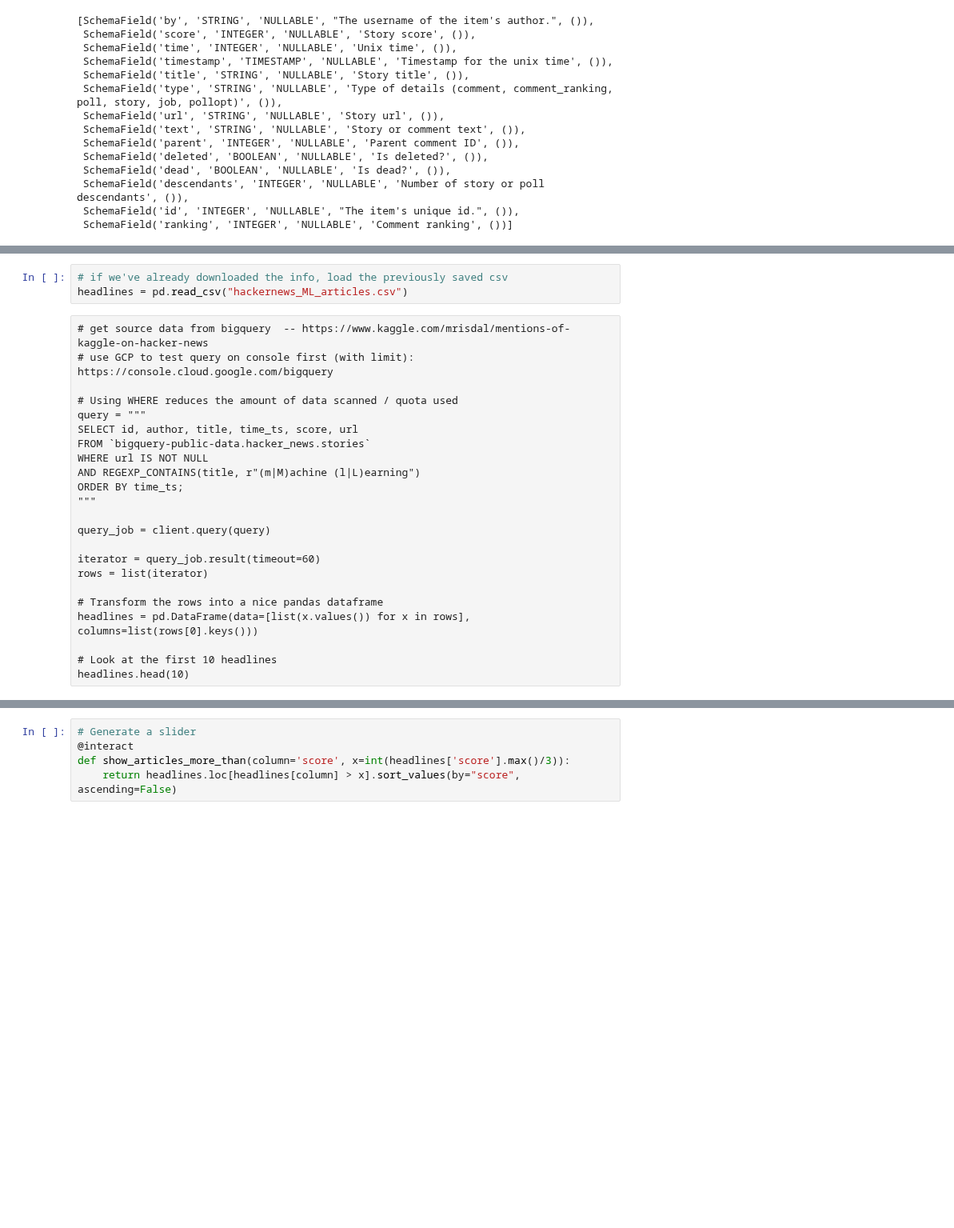
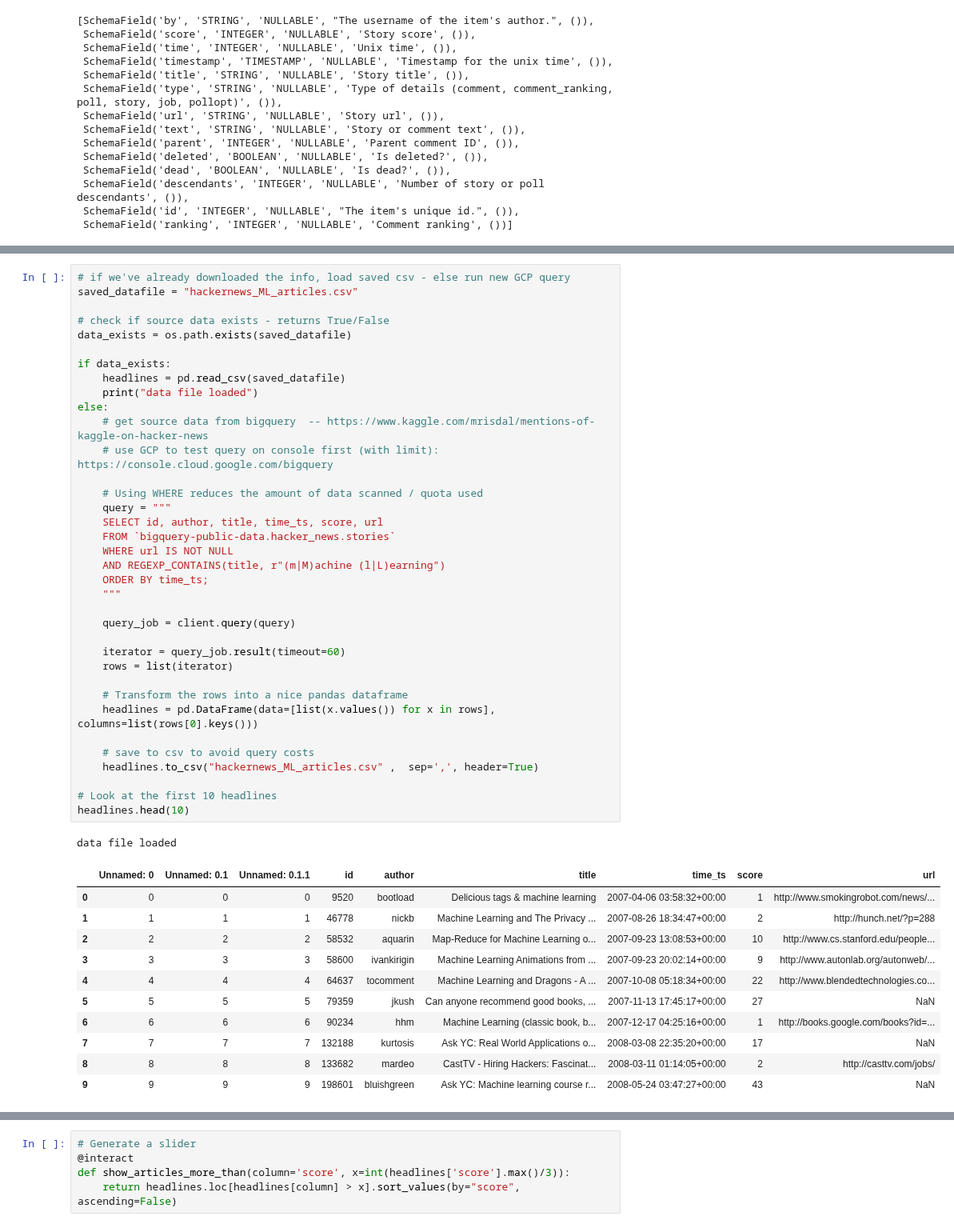
Before and after one commit to surfaceowl/probable-eureka_scikit-learn, a Jupyter notebook: GCP_bigquery_example.ipynb, the cells around one changed output, grey strips where cells are left out. Shown at 80% size. Saved outputs shown, nothing was run; the diff lists cells and outputs as text; blank space fills up the shorter version.

```diff
--- a/GCP_bigquery_example.ipynb
+++ b/GCP_bigquery_example.ipynb
@@ -96,29 +89,52 @@ def estimate_gigabytes_scanned(query, bq_client):
-# %%
-# if we've already downloaded the info, load the previously saved csv
-headlines = pd.read_csv("hackernews_ML_articles.csv")
-# %% [raw]
-# get source data from bigquery  -- https://www.kaggle.com/mrisdal/mentions-of-kaggle-on-hacker-news
-# use GCP to test query on console first (with limit): https://console.cloud.google.com/bigquery
-
-# Using WHERE reduces the amount of data scanned / quota used
-query = """
-SELECT id, author, title, time_ts, score, url
-FROM `bigquery-public-data.hacker_news.stories`
-WHERE url IS NOT NULL
-AND REGEXP_CONTAINS(title, r"(m|M)achine (l|L)earning")
-ORDER BY time_ts;
-"""
-
-query_job = client.query(query)
-
-iterator = query_job.result(timeout=60)
-rows = list(iterator)
-
-# Transform the rows into a nice pandas dataframe
-headlines = pd.DataFrame(data=[list(x.values()) for x in rows], columns=list(rows[0].keys()))
-
-# Look at the first 10 headlines
-headlines.head(10)
+# %%
+# if we've already downloaded the info, load saved csv - else run new GCP query
+saved_datafile = "hackernews_ML_articles.csv"
+
+# check if source data exists - returns True/False
+data_exists = os.path.exists(saved_datafile)
+
+if data_exists:
+    headlines = pd.read_csv(saved_datafile)
+    print("data file loaded")
+else:
+    # get source data from bigquery  -- https://www.kaggle.com/mrisdal/mentions-of-kaggle-on-hacker-news
+    # use GCP to test query on console first (with limit): https://console.cloud.google.com/bigquery
+
+    # Using WHERE reduces the amount of data scanned / quota used
+    query = """
+    SELECT id, author, title, time_ts, score, url
+    FROM `bigquery-public-data.hacker_news.stories`
+    WHERE url IS NOT NULL
+    AND REGEXP_CONTAINS(title, r"(m|M)achine (l|L)earning")
+    ORDER BY time_ts;
+    """
+
+    query_job = client.query(query)
+
+    iterator = query_job.result(timeout=60)
+    rows = list(iterator)
+
+    # Transform the rows into a nice pandas dataframe
+    headlines = pd.DataFrame(data=[list(x.values()) for x in rows], columns=list(rows[0].keys()))
+
+    # save to csv to avoid query costs
+    headlines.to_csv("hackernews_ML_articles.csv" ,  sep=',', header=True)
+
+# Look at the first 10 headlines
+headlines.head(10)
+# %% [output]
+data file loaded
+|  | Unnamed: 0 | Unnamed: 0.1 | Unnamed: 0.1.1 | id | author | title | time_ts | score | url |
+| 0 | 0 | 0 | 0 | 9520 | bootload | Delicious tags & machine learning | 2007-04-06 03:58:32+00:00 | 1 | http://www.smokingrobot.com/news/... |
+| 1 | 1 | 1 | 1 | 46778 | nickb | Machine Learning and The Privacy ... | 2007-08-26 18:34:47+00:00 | 2 | http://hunch.net/?p=288 |
+| 2 | 2 | 2 | 2 | 58532 | aquarin | Map-Reduce for Machine Learning o... | 2007-09-23 13:08:53+00:00 | 10 | http://www.cs.stanford.edu/people... |
+| 3 | 3 | 3 | 3 | 58600 | ivankirigin | Machine Learning Animations from ... | 2007-09-23 20:02:14+00:00 | 9 | http://www.autonlab.org/autonweb/... |
+| 4 | 4 | 4 | 4 | 64637 | tocomment | Machine Learning and Dragons - A ... | 2007-10-08 05:18:34+00:00 | 22 | http://www.blendedtechnologies.co... |
+| 5 | 5 | 5 | 5 | 79359 | jkush | Can anyone recommend good books, ... | 2007-11-13 17:45:17+00:00 | 27 | NaN |
+| 6 | 6 | 6 | 6 | 90234 | hhm | Machine Learning (classic book, b... | 2007-12-17 04:25:16+00:00 | 1 | http://books.google.com/books?id=... |
+| 7 | 7 | 7 | 7 | 132188 | kurtosis | Ask YC: Real World Applications o... | 2008-03-08 22:35:20+00:00 | 17 | NaN |
+| 8 | 8 | 8 | 8 | 133682 | mardeo | CastTV - Hiring Hackers: Fascinat... | 2008-03-11 01:14:05+00:00 | 2 | http://casttv.com/jobs/ |
+| 9 | 9 | 9 | 9 | 198601 | bluishgreen | Ask YC: Machine learning course r... | 2008-05-24 03:47:27+00:00 | 43 | NaN |
 # %%
 headlines.info()
 # %% [output]
```
Also changed, not shown: parts of 23 cells of this notebook, 1 other file.
